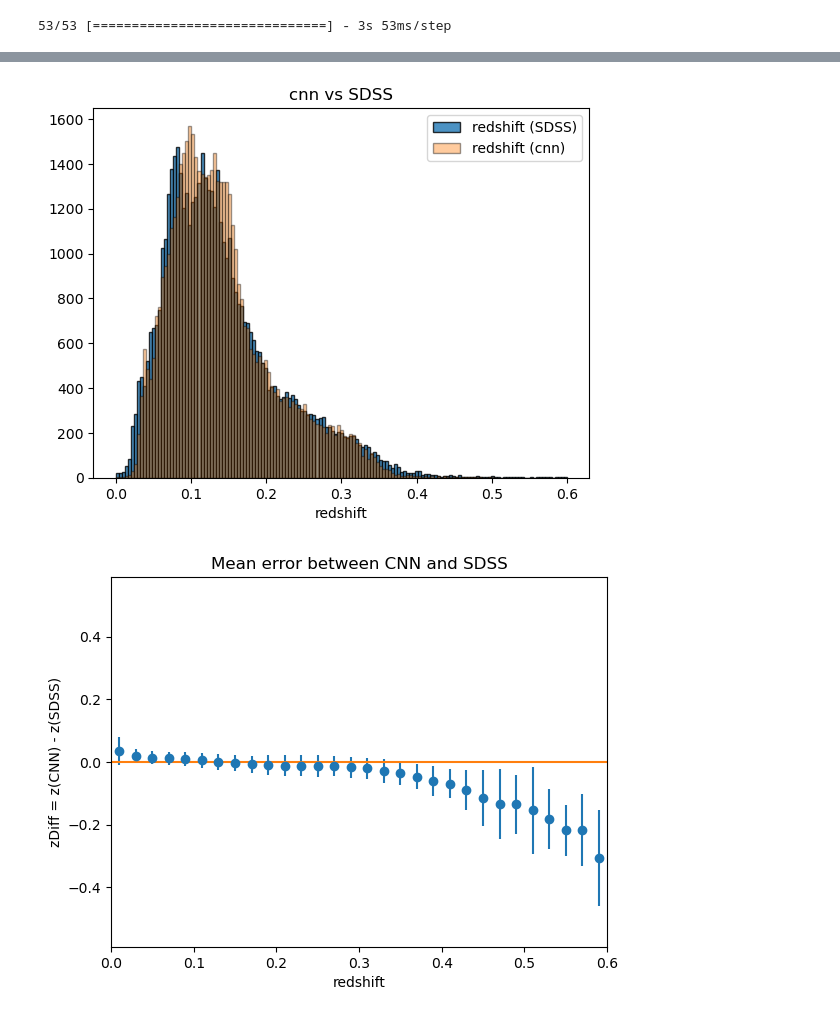
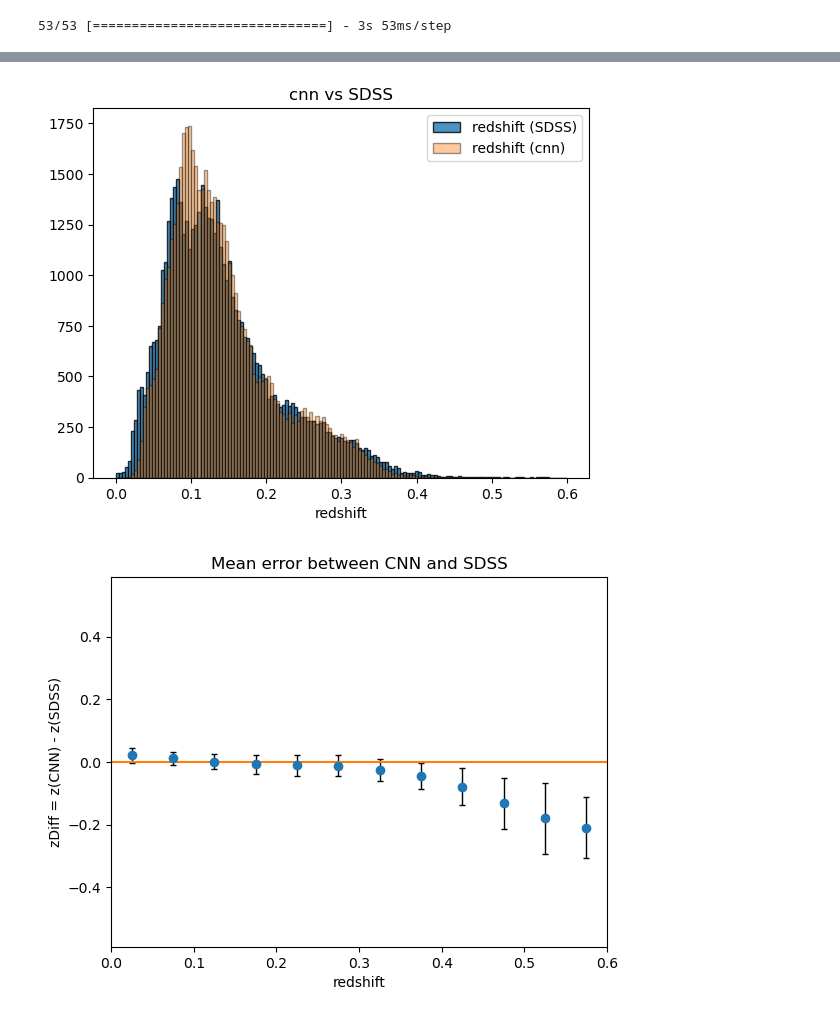
Before and after one commit to kiraleos/dissertation, a Jupyter notebook: code/thesis_cnn_test_data.ipynb, the cells around one changed output, grey strips where cells are left out. Saved outputs shown, nothing was run; the diff lists cells and outputs as text; code cells hidden in the pictures.

```diff
--- a/code/thesis_cnn_test_data.ipynb
+++ b/code/thesis_cnn_test_data.ipynb
@@ -59,12 +59,12 @@ model = tf.keras.Sequential([
 model.compile(optimizer='adamax', loss='huber', metrics=['mean_absolute_error']) # adamax, huber
 # %%
 batch_size = 16 # 16
-epochs = 30 # 30
-validation_split = 0.3 # 0.3
+epochs = 20 # 30
+validation_split = 0.2 # 0.3
 history = model.fit(spectra_train, redshift_train, epochs=epochs, batch_size=batch_size, validation_split=validation_split)
 history_df = pd.DataFrame(history.history)
-history_df.to_csv('./history.csv')
+# history_df.to_csv('./history.csv')
 # history = model.fit(spectra_train, redshift_train, epochs=epochs, batch_size=batch_size, validation_data=(spectra_test, redshift_test))
-model.save('./model.keras')
+# model.save('./model.keras')
 # model = tf.keras.models.load_model('./model.keras')
 # %% [output]
@@ -152,29 +157,29 @@ plt.title("cnn vs SDSS")
 plt.legend()
 if SAVE_FIGURES: plt.savefig('./graphs/cnn_vs_sdss_hist.png')
 # %% [output]
-[figure, old version]
+[figure, new version]
+# %%
+BIN_SIZE = 0.05
+
+absolute_error = redshift_predicted - redshifts_true
+bins = np.arange(0, max(redshifts_true) + BIN_SIZE, BIN_SIZE)
+bin_indices = np.digitize(redshifts_true, bins)
+mean_errors = [np.mean(absolute_error[bin_indices == i]) for i in range(1, len(bins))]
+std_errors = [np.std(absolute_error[bin_indices == i]) for i in range(1, len(bins))]
 # %%
-BIN_SIZE = 0.02
-
-absolute_error = redshift_predicted - redshifts_true
-bins = np.arange(0, max(redshifts_true) + BIN_SIZE, BIN_SIZE)
-bin_indices = np.digitize(redshifts_true, bins)
-mean_errors = [np.mean(absolute_error[bin_indices == i]) for i in range(1, len(bins))]
-std_errors = [np.std(absolute_error[bin_indices == i]) for i in range(1, len(bins))]
-
 bin_centers = (bins[:-1] + bins[1:]) / 2
 
 plt.figure()
-plt.errorbar(bin_centers, mean_errors, yerr=std_errors, fmt='o')
+plt.errorbar(bin_centers, mean_errors, yerr=std_errors, fmt='o', ecolor='black', capsize=2, elinewidth=1, markeredgewidth=1, label='Mean error')
 plt.plot([0, 0.6], [0, 0])
 plt.xlabel('redshift')
 plt.ylabel('zDiff = z(CNN) - z(SDSS)')
 plt.ylim([-0.59, 0.59])
 plt.xlim([0, 0.6])
 plt.title(f"Mean error between CNN and SDSS")
 if SAVE_FIGURES: plt.savefig('./graphs/cnn_vs_sdss_mae_errorbar.png')
 # %% [output]
-[figure, old version]
+[figure, new version]
 # %%
 plt.figure()
 plt.hlines(mean_errors, bins[:-1], bins[1:], colors=['blue'], linewidth=3.0, label='Mean Error')
```
Also changed, not shown: parts of 6 cells of this notebook, 5 other files.
